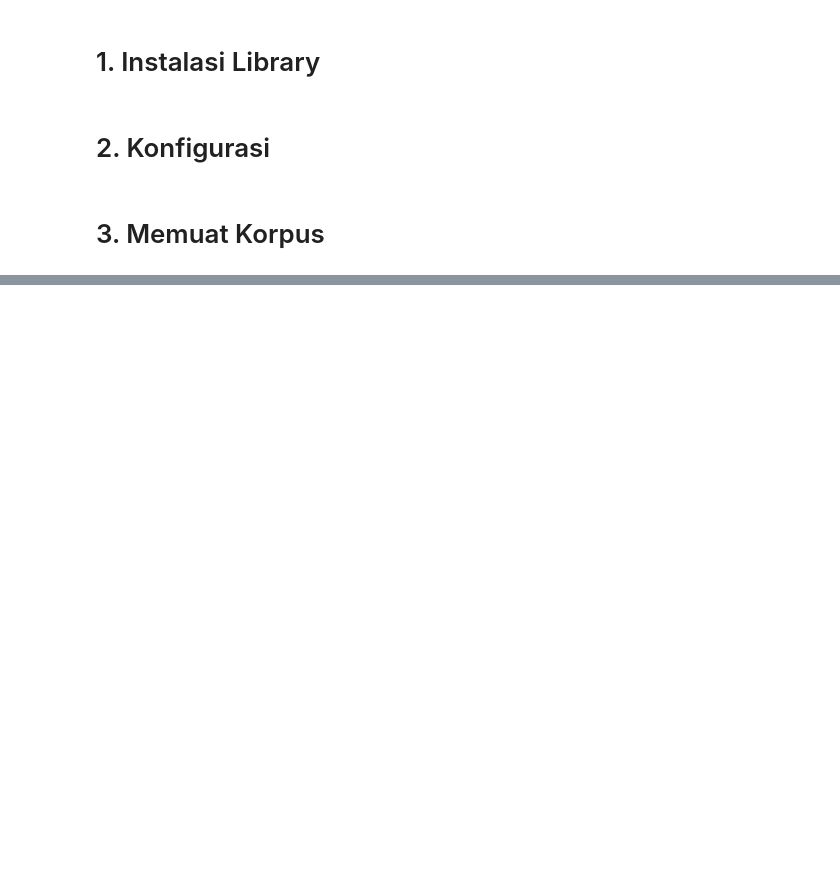
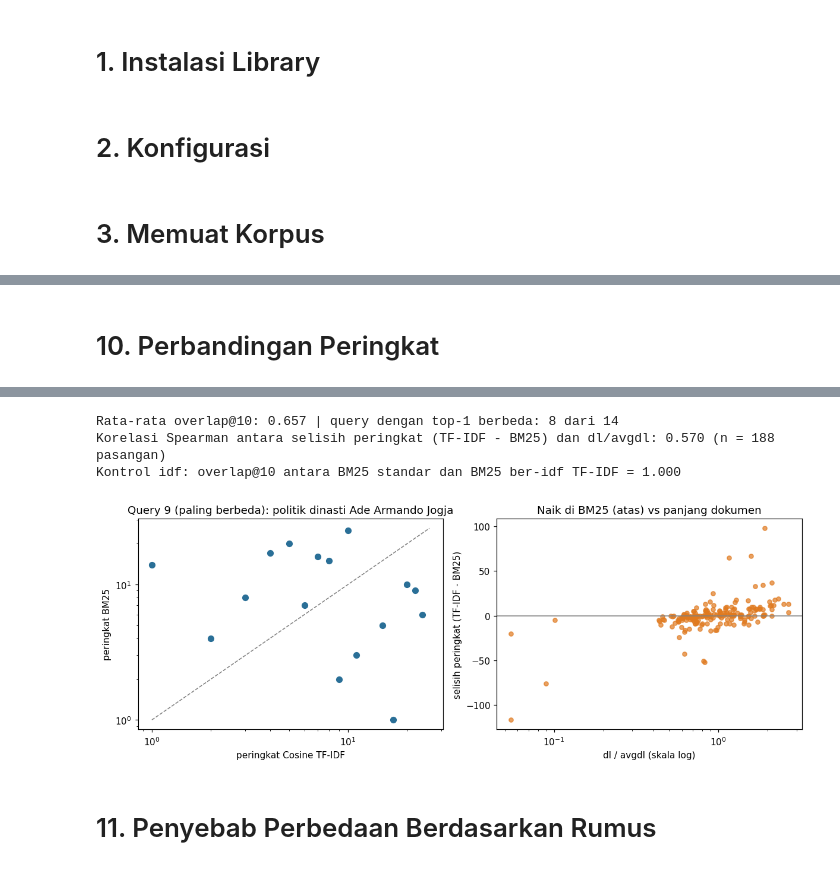
Before and after one commit to EaganKyoji/AI-project, a Jupyter notebook: perbandingan-cosine-tf-idf-dengan-bm25.ipynb, the cells around one changed output, grey strips where cells are left out. Drawn from its saved outputs; the diff is of its cells as text; code cells hidden in the pictures; blank space fills up the shorter version.

```diff
--- a/perbandingan-cosine-tf-idf-dengan-bm25.ipynb
+++ b/perbandingan-cosine-tf-idf-dengan-bm25.ipynb
@@ -107,0 +507,63 @@ Daftar kolom: Index(['docID', 'title', 'article_text', 'tokens_stemmed'], dtype=
+# %% [markdown]
+# 10. Perbandingan Peringkat
+# %%
+baris_banding = []
+catatan_selisih = []
+for i, q in enumerate(queries):
+    t, m = RANK_TFIDF[i], RANK_BM25[i]
+    top_t, top_m = set(t[:TOP_K].tolist()), set(m[:TOP_K].tolist())
+    gabungan = np.array(sorted(top_t | top_m), dtype=int)
+    rho = np.nan
+    if len(gabungan) > 2:
+        rho = spearmanr(RANKV_TFIDF[i][gabungan], RANKV_BM25[i][gabungan])[0]
+    for d in gabungan:
+        catatan_selisih.append((q["no"], d, RANKV_TFIDF[i][d] - RANKV_BM25[i][d], indeks.dl[d] / indeks.avgdl))
+    top1_sama = len(t) > 0 and len(m) > 0 and t[0] == m[0]
+    baris_banding.append({
+        "no": q["no"],
+        "query": q["teks"],
+        f"overlap@{TOP_K}": len(top_t & top_m) / TOP_K,
+        "top-1 sama": bool(top1_sama),
+        "spearman": rho,
+        "peringkat top-1 BM25 di TF-IDF": int(RANKV_TFIDF[i][m[0]]) if len(m) else np.nan,
+    })
+
+banding = pd.DataFrame(baris_banding).set_index("no")
+banding_urut = banding.sort_values([f"overlap@{TOP_K}", "spearman"])
+display(banding_urut.round(3))
+print(f"Rata-rata overlap@{TOP_K}: {banding[f'overlap@{TOP_K}'].mean():.3f} | "
+      f"query dengan top-1 berbeda: {int((~banding['top-1 sama']).sum())} dari {len(banding)}")
+
+selisih = pd.DataFrame(catatan_selisih, columns=["no", "dok", "selisih", "rasio_dl"])
+if selisih["selisih"].nunique() > 1 and selisih["rasio_dl"].nunique() > 1:
+    rho_dl = spearmanr(selisih["selisih"], selisih["rasio_dl"])[0]
+    print(f"Korelasi Spearman antara selisih peringkat (TF-IDF - BM25) dan dl/avgdl: {rho_dl:.3f} (n = {len(selisih)} pasangan)")
+
+RANK_BM25_IDF_LTC = [peringkat(indeks.skor_bm25(q["token"], K1_BAWAAN, B_BAWAAN, idf="ltc")) for q in queries]
+overlap_kontrol = [len(set(a[:TOP_K].tolist()) & set(b[:TOP_K].tolist())) / TOP_K
+                   for a, b in zip(RANK_BM25, RANK_BM25_IDF_LTC)]
+print(f"Kontrol idf: overlap@{TOP_K} antara BM25 standar dan BM25 ber-idf TF-IDF = {np.mean(overlap_kontrol):.3f}")
+
+pusat = banding_urut.index[0]
+i_pusat = pusat - 1
+gabungan_pusat = np.array(sorted(set(RANK_TFIDF[i_pusat][:TOP_K].tolist()) | set(RANK_BM25[i_pusat][:TOP_K].tolist())))
+
+fig, ax = plt.subplots(1, 2, figsize=(11, 4.2))
+ax[0].scatter(RANKV_TFIDF[i_pusat][gabungan_pusat], RANKV_BM25[i_pusat][gabungan_pusat], color="#2a6f97", s=40)
+batas = max(RANKV_TFIDF[i_pusat][gabungan_pusat].max(), RANKV_BM25[i_pusat][gabungan_pusat].max()) + 1
+ax[0].plot([1, batas], [1, batas], color="grey", linestyle="--", linewidth=1)
+ax[0].set_xscale("log")
+ax[0].set_yscale("log")
+ax[0].set_xlabel("peringkat Cosine TF-IDF")
+ax[0].set_ylabel("peringkat BM25")
+ax[0].set_title(f"Query {pusat} (paling berbeda): {queries[i_pusat]['teks'][:35]}")
+ax[1].scatter(selisih["rasio_dl"], selisih["selisih"], color="#e07a1f", s=22, alpha=0.7)
+ax[1].axhline(0, color="grey", linewidth=1)
+ax[1].set_xscale("log")
+ax[1].set_xlabel("dl / avgdl (skala log)")
+ax[1].set_ylabel("selisih peringkat (TF-IDF - BM25)")
+ax[1].set_title("Naik di BM25 (atas) vs panjang dokumen")
+fig.tight_layout()
+fig.savefig(f"/kaggle/working/FOLDER_HASIL/perbandingan_peringkat.png", bbox_inches="tight")
+plt.show()
+# %% [output]
@@ -107,0 +586,6 @@ Daftar kolom: Index(['docID', 'title', 'article_text', 'tokens_stemmed'], dtype=
+Rata-rata overlap@10: 0.657 | query dengan top-1 berbeda: 8 dari 14
+Korelasi Spearman antara selisih peringkat (TF-IDF - BM25) dan dl/avgdl: 0.570 (n = 188 pasangan)
+Kontrol idf: overlap@10 antara BM25 standar dan BM25 ber-idf TF-IDF = 1.000
+[figure, added]
+# %% [markdown]
+# 11. Penyebab Perbedaan Berdasarkan Rumus
```
Also changed, not shown: parts of 18 cells of this notebook.
